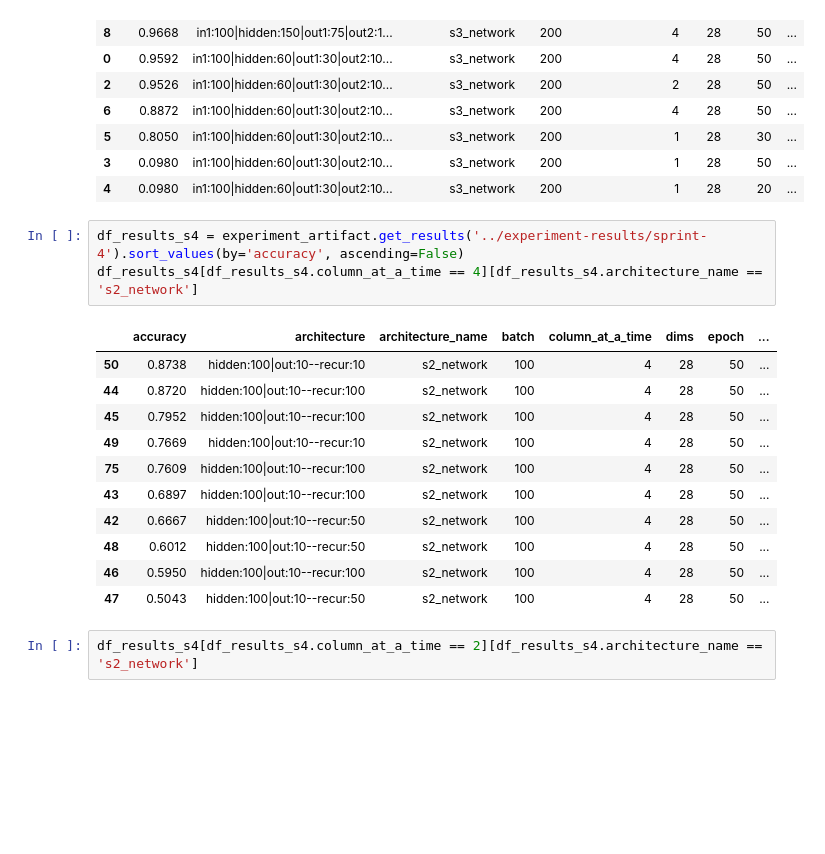
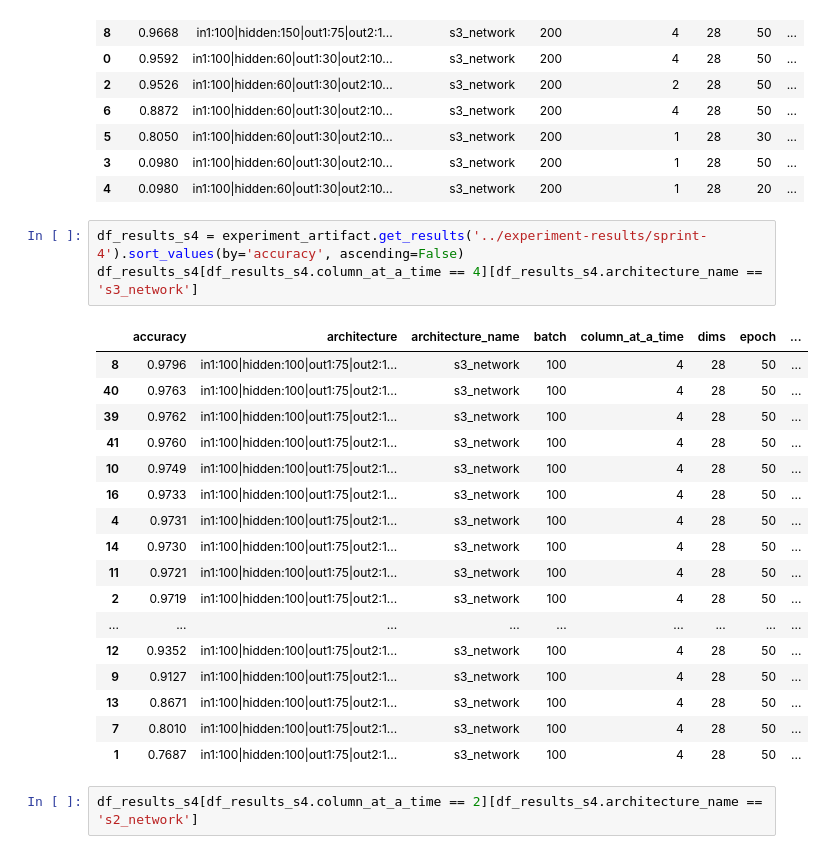
Before and after one commit to p16i/thesis-designing-recurrent-neural-networks-for-explainability, a Jupyter notebook: notebooks/visualize-results.ipynb, the cells around one changed output. Saved outputs shown, nothing was run; the diff lists cells and outputs as text; blank space fills up the shorter version.

```diff
--- a/notebooks/visualize-results.ipynb
+++ b/notebooks/visualize-results.ipynb
@@ -50,19 +50,25 @@ df_results_s3
 | 4 | 0.0980 | in1:100|hidden:60|out1:30|out2:10... | s3_network | 200 | 1 | 28 | 20 | ... |
 # %%
 df_results_s4 = experiment_artifact.get_results('../experiment-results/sprint-4').sort_values(by='accuracy', ascending=False)
-df_results_s4[df_results_s4.column_at_a_time == 4][df_results_s4.architecture_name == 's2_network']
+df_results_s4[df_results_s4.column_at_a_time == 4][df_results_s4.architecture_name == 's3_network']
 # %% [output]
 |  | accuracy | architecture | architecture_name | batch | column_at_a_time | dims | epoch | ... |
-| 50 | 0.8738 | hidden:100|out:10--recur:10 | s2_network | 100 | 4 | 28 | 50 | ... |
-| 44 | 0.8720 | hidden:100|out:10--recur:100 | s2_network | 100 | 4 | 28 | 50 | ... |
-| 45 | 0.7952 | hidden:100|out:10--recur:100 | s2_network | 100 | 4 | 28 | 50 | ... |
-| 49 | 0.7669 | hidden:100|out:10--recur:10 | s2_network | 100 | 4 | 28 | 50 | ... |
-| 75 | 0.7609 | hidden:100|out:10--recur:100 | s2_network | 100 | 4 | 28 | 50 | ... |
-| 43 | 0.6897 | hidden:100|out:10--recur:100 | s2_network | 100 | 4 | 28 | 50 | ... |
-| 42 | 0.6667 | hidden:100|out:10--recur:50 | s2_network | 100 | 4 | 28 | 50 | ... |
-| 48 | 0.6012 | hidden:100|out:10--recur:50 | s2_network | 100 | 4 | 28 | 50 | ... |
-| 46 | 0.5950 | hidden:100|out:10--recur:100 | s2_network | 100 | 4 | 28 | 50 | ... |
-| 47 | 0.5043 | hidden:100|out:10--recur:50 | s2_network | 100 | 4 | 28 | 50 | ... |
+| 8 | 0.9796 | in1:100|hidden:100|out1:75|out2:1... | s3_network | 100 | 4 | 28 | 50 | ... |
+| 40 | 0.9763 | in1:100|hidden:100|out1:75|out2:1... | s3_network | 100 | 4 | 28 | 50 | ... |
+| 39 | 0.9762 | in1:100|hidden:100|out1:75|out2:1... | s3_network | 100 | 4 | 28 | 50 | ... |
+| 41 | 0.9760 | in1:100|hidden:100|out1:75|out2:1... | s3_network | 100 | 4 | 28 | 50 | ... |
+| 10 | 0.9749 | in1:100|hidden:100|out1:75|out2:1... | s3_network | 100 | 4 | 28 | 50 | ... |
+| 16 | 0.9733 | in1:100|hidden:100|out1:75|out2:1... | s3_network | 100 | 4 | 28 | 50 | ... |
+| 4 | 0.9731 | in1:100|hidden:100|out1:75|out2:1... | s3_network | 100 | 4 | 28 | 50 | ... |
+| 14 | 0.9730 | in1:100|hidden:100|out1:75|out2:1... | s3_network | 100 | 4 | 28 | 50 | ... |
+| 11 | 0.9721 | in1:100|hidden:100|out1:75|out2:1... | s3_network | 100 | 4 | 28 | 50 | ... |
+| 2 | 0.9719 | in1:100|hidden:100|out1:75|out2:1... | s3_network | 100 | 4 | 28 | 50 | ... |
+| ... | ... | ... | ... | ... | ... | ... | ... | ... |
+| 12 | 0.9352 | in1:100|hidden:100|out1:75|out2:1... | s3_network | 100 | 4 | 28 | 50 | ... |
+| 9 | 0.9127 | in1:100|hidden:100|out1:75|out2:1... | s3_network | 100 | 4 | 28 | 50 | ... |
+| 13 | 0.8671 | in1:100|hidden:100|out1:75|out2:1... | s3_network | 100 | 4 | 28 | 50 | ... |
+| 7 | 0.8010 | in1:100|hidden:100|out1:75|out2:1... | s3_network | 100 | 4 | 28 | 50 | ... |
+| 1 | 0.7687 | in1:100|hidden:100|out1:75|out2:1... | s3_network | 100 | 4 | 28 | 50 | ... |
 # %%
 df_results_s4[df_results_s4.column_at_a_time == 2][df_results_s4.architecture_name == 's2_network']
 # %% [output]
```
Also changed, not shown: parts of 2 cells of this notebook, 3 other files.
